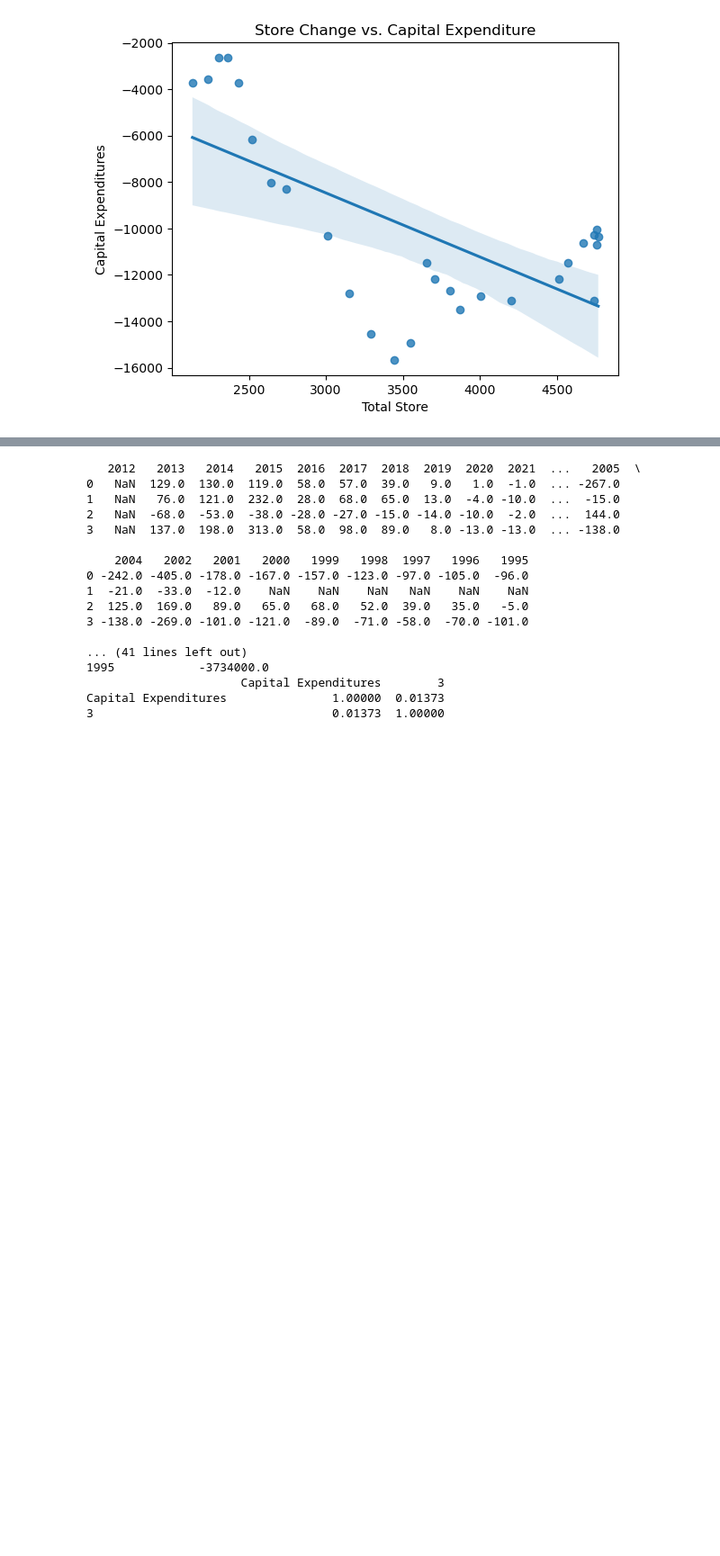
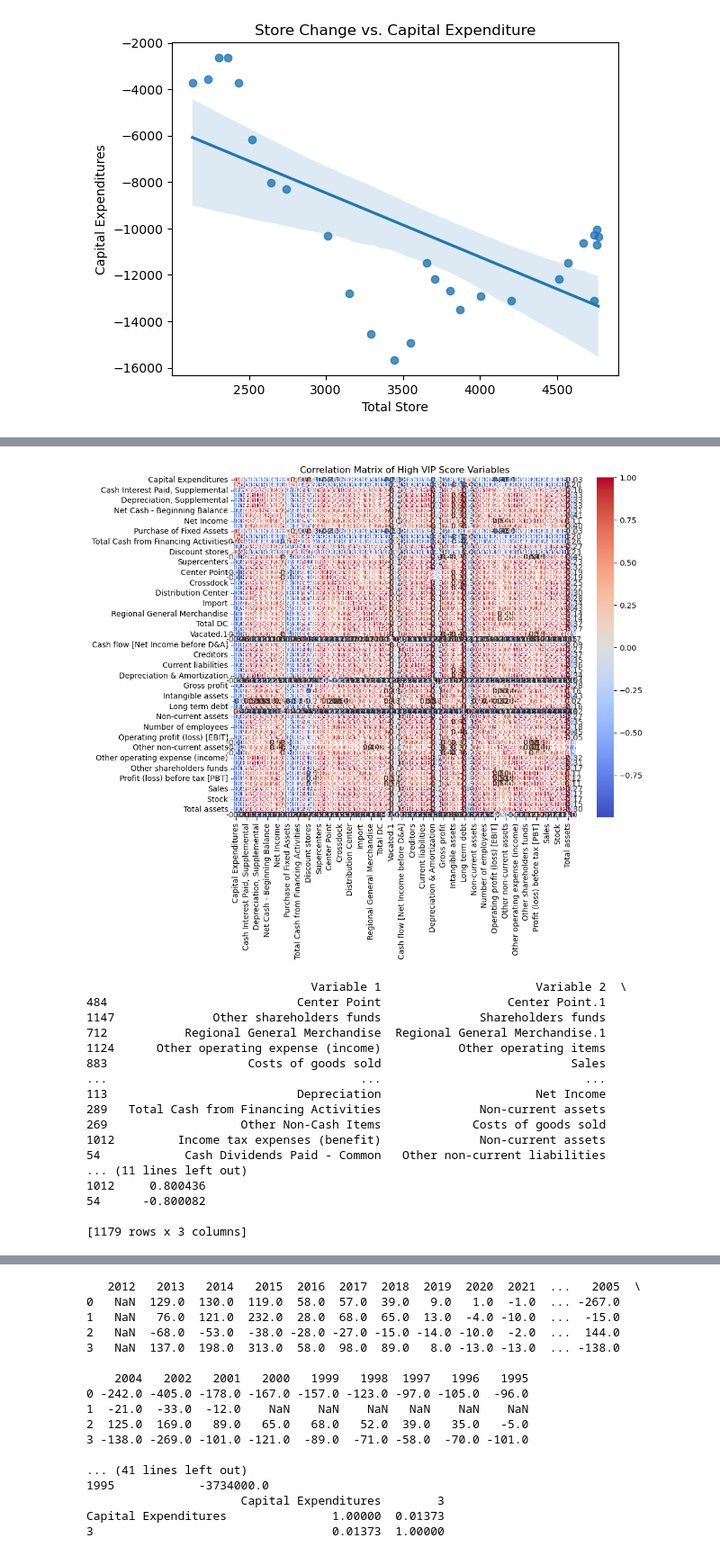
Before and after one commit to msinmalk/neighbourhood-market-expansion, a Jupyter notebook: Notebooks/CapExCosting.ipynb, the cells around one changed output, grey strips where cells are left out. Shown at 90% size. Saved outputs shown, nothing was run; the diff lists cells and outputs as text; code cells hidden in the pictures; blank space fills up the shorter version.

```diff
--- a/Notebooks/CapExCosting.ipynb
+++ b/Notebooks/CapExCosting.ipynb
@@ -227,0 +402,79 @@ analyze_correlations(merge_left_select)
+# %%
+import numpy as np
+import pandas as pd
+import seaborn as sns
+import matplotlib.pyplot as plt
+
+# Assume 'data' is your DataFrame and 'vip_scores' contains the VIP scores as a numpy array
+high_vip_indices = np.where(vip_scores > 1)[0]
+high_vip_data = merge_left_numeric.iloc[:, high_vip_indices]
+
+# Calculate correlation matrix
+corr_matrix = high_vip_data.corr()
+
+# Plotting the correlation matrix
+plt.figure(figsize=(10, 8))
+sns.heatmap(corr_matrix, annot=True, fmt=".2f", cmap='coolwarm')
+plt.title('Correlation Matrix of High VIP Score Variables')
+plt.show()
+
+import numpy as np
+import pandas as pd
+import seaborn as sns
+import matplotlib.pyplot as plt
+
+# Assuming 'high_vip_data' is already defined and contains data from high VIP score variables
+corr_matrix = high_vip_data.corr()
+
+# Set a threshold for high correlations (e.g., above 0.7 or 0.8)
+threshold = 0.8
+
+# Filter the correlation matrix
+high_corr = corr_matrix[abs(corr_matrix) > threshold]
+
+# Remove self-correlations and duplicates
+high_corr = high_corr[high_corr != 1].stack().drop_duplicates()
+
+# Create a DataFrame from the filtered correlations for easier handling
+high_corr_df = pd.DataFrame(high_corr, columns=['Correlation'])
+high_corr_df = high_corr_df.reset_index()
+high_corr_df.columns = ['Variable 1', 'Variable 2', 'Correlation']
+
+# Sort by absolute correlation value for better readability
+high_corr_df['Abs Correlation'] = high_corr_df['Correlation'].abs()
+high_corr_df = high_corr_df.sort_values(by='Abs Correlation', ascending=False)
+
+# Display the sorted DataFrame
+print(high_corr_df[['Variable 1', 'Variable 2', 'Correlation']])
+
+# Optional: Plot a subset of the matrix with high correlations
+# Select variables to display based on high correlation pairs
+variables_to_plot = list(set(high_corr_df['Variable 1']).union(set(high_corr_df['Variable 2'])))
+reduced_corr_matrix = high_vip_data[variables_to_plot].corr()
+
+plt.figure(figsize=(12, 10))
+sns.heatmap(reduced_corr_matrix, annot=True, fmt=".2f", cmap='coolwarm', center=0)
+plt.title('Reduced Correlation Matrix of High VIP Score Variables')
+plt.show()
+
+correlationInventoryList = high_corr_df[['Variable 1', 'Variable 2', 'Correlation']]
+correlationInventoryList.to_excel('/Users/myself/Desktop/Walmart USA Serching for Growth/correlationInventoryList.xlsx')
+# %% [output]
+[figure, added]
+                                Variable 1                      Variable 2  \
+484                           Center Point                  Center Point.1
+1147              Other shareholders funds              Shareholders funds
+712           Regional General Merchandise  Regional General Merchandise.1
+1124      Other operating expense (income)           Other operating items
+883                    Costs of goods sold                           Sales
+...                                    ...                             ...
+113                           Depreciation                      Net Income
+289   Total Cash from Financing Activities              Non-current assets
+269                   Other Non-Cash Items             Costs of goods sold
+1012         Income tax expenses (benefit)              Non-current assets
+54            Cash Dividends Paid - Common   Other non-current liabilities
+... (11 lines left out)
+1012     0.800436
+54      -0.800082
+
+[1179 rows x 3 columns]
```
Also changed, not shown: parts of 14 cells of this notebook, 12 other files.
